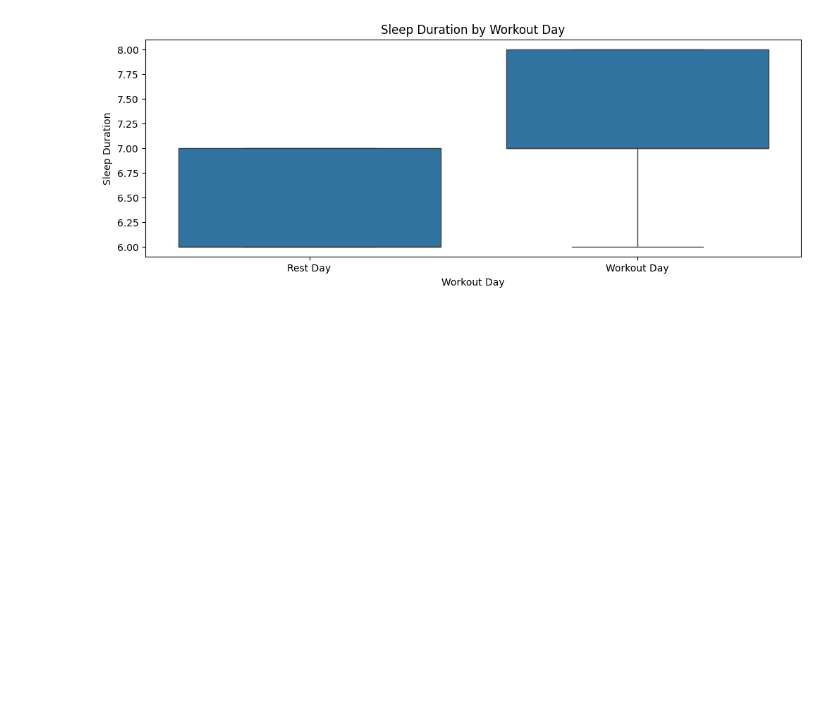
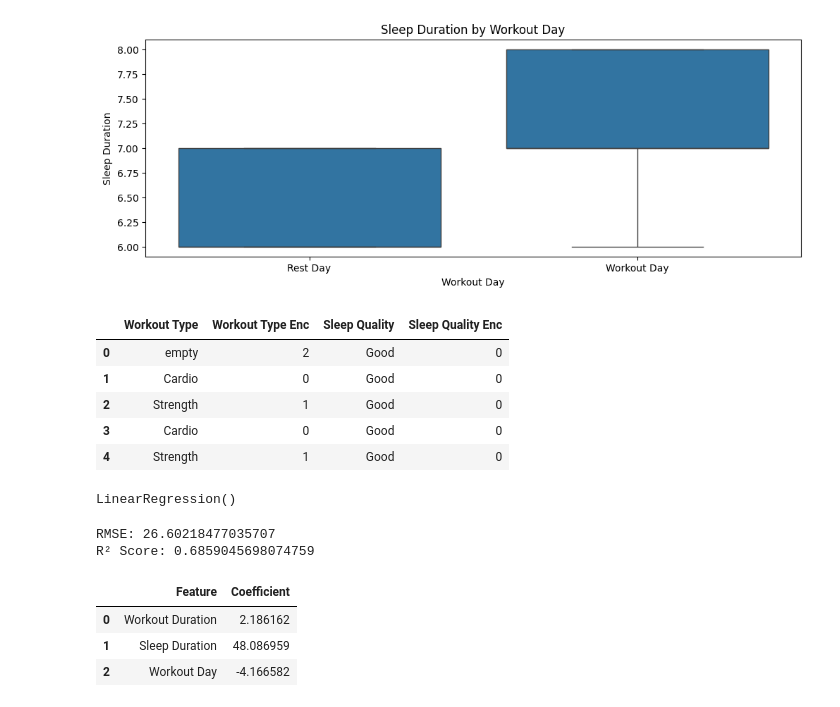
Before and after one commit to tunasu3/fitness-data-module, a Jupyter notebook: fitness_analysis.ipynb, the cells around one changed output. Saved outputs shown, nothing was run; the diff lists cells and outputs as text; code cells hidden in the pictures; blank space fills up the shorter version.

```diff
--- a/fitness_analysis.ipynb
+++ b/fitness_analysis.ipynb
@@ -180,3 +182,23 @@ if 'Workout Day' in df.columns and 'Sleep Duration' in df.columns:
 # %% [output]
 [figure]
 [figure]
+# %%
+# Feature engineering
+df['Workout Day'] = (df['Workout Duration'] > 0).astype(int)
+df['Weekday'] = df['Date'].dt.weekday
+# %%
+# Encode categorical variables
+from sklearn.preprocessing import LabelEncoder
+
+le = LabelEncoder()
+df['Workout Type Enc'] = le.fit_transform(df['Workout Type'])
+df['Sleep Quality Enc'] = le.fit_transform(df['Sleep Quality'])
+# %%
+df[['Workout Type', 'Workout Type Enc', 'Sleep Quality', 'Sleep Quality Enc']].head()
+# %% [output]
+|  | Workout Type | Workout Type Enc | Sleep Quality | Sleep Quality Enc |
+| 0 | empty | 2 | Good | 0 |
+| 1 | Cardio | 0 | Good | 0 |
+| 2 | Strength | 1 | Good | 0 |
+| 3 | Cardio | 0 | Good | 0 |
+| 4 | Strength | 1 | Good | 0 |
@@ -182,0 +214,29 @@ if 'Workout Day' in df.columns and 'Sleep Duration' in df.columns:
+# %%
+from sklearn.linear_model import LinearRegression
+
+reg = LinearRegression()
+reg.fit(X_train, y_train)
+# %% [output]
+LinearRegression()
+# %%
+import numpy as np
+from sklearn.metrics import mean_squared_error, r2_score
+
+mse = mean_squared_error(y_test, y_pred)
+rmse = np.sqrt(mse)
+
+print("RMSE:", rmse)
+print("R² Score:", r2_score(y_test, y_pred))
+# %% [output]
+RMSE: 26.60218477035707
+R² Score: 0.6859045698074759
+# %%
+pd.DataFrame({
+    'Feature': X.columns,
+    'Coefficient': reg.coef_
+})
+# %% [output]
+|  | Feature | Coefficient |
+| 0 | Workout Duration | 2.186162 |
+| 1 | Sleep Duration | 48.086959 |
+| 2 | Workout Day | -4.166582 |
```
Also changed, not shown: parts of 14 cells of this notebook.
